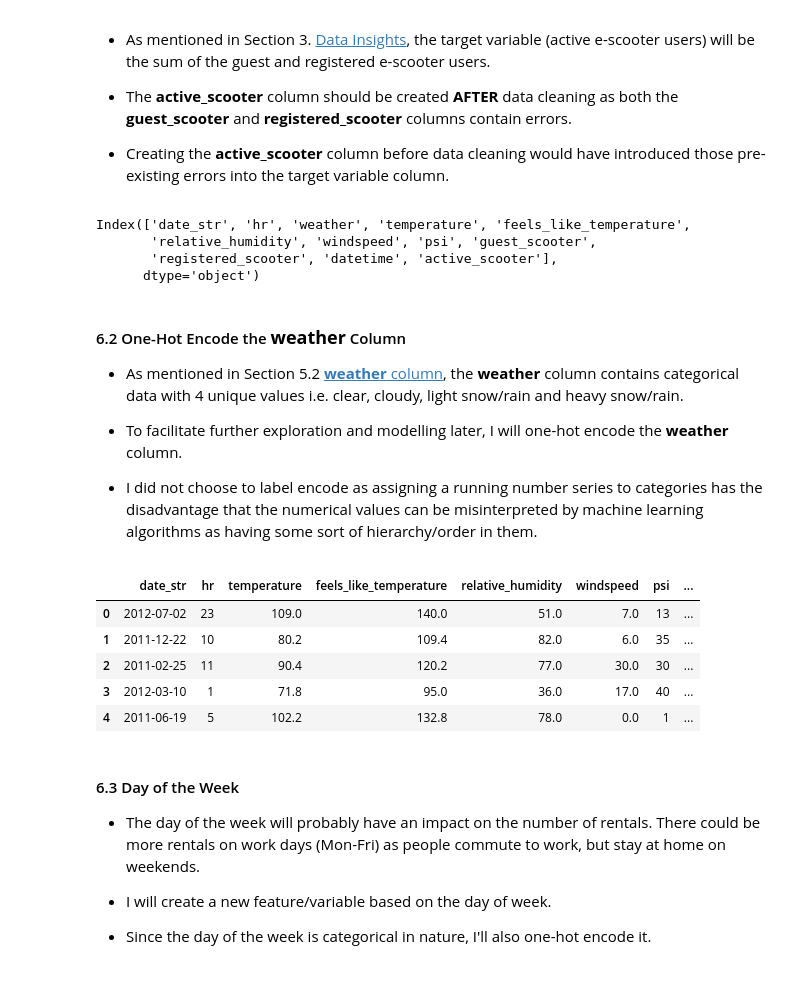
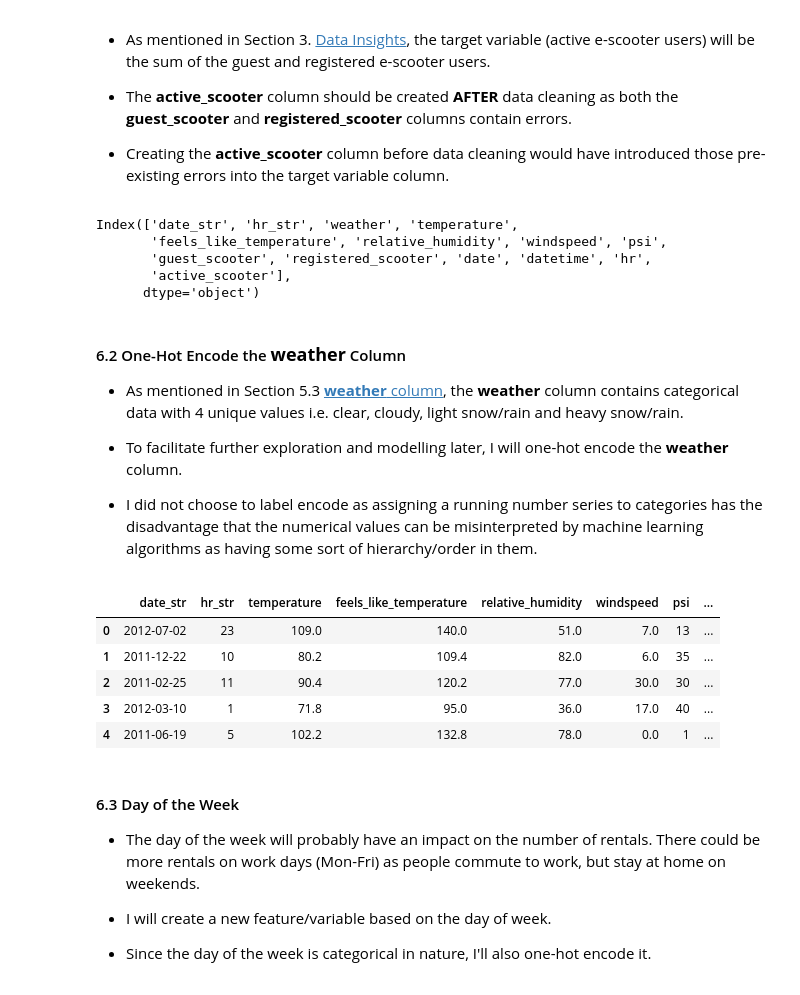
Before and after one commit to hakngrow/aice, a Jupyter notebook: eda.ipynb, the cells around one changed output. Drawn from its saved outputs; the diff is of its cells as text; code cells hidden in the pictures.

```diff
--- a/eda.ipynb
+++ b/eda.ipynb
@@ -113,7 +115,7 @@ dtype('O')
 df_rentals.rename(columns={'date': 'date_str'}, inplace=True)
 
 # Convert date column from string to datetime data type
-# df_rentals['date'] = pd.to_datetime(df_rentals['date'])
+df_rentals['date'] = pd.to_datetime(df_rentals['date_str'])
 
-# Verify column data type
-# df_rentals.dtypes['date']
+# Verify date column data type
+df_rentals.dtypes['date']
@@ -137,0 +147,9 @@ dtype('int64')
+# %%
+# Rename hr column to hr_str to indicate string data type
+df_rentals.rename(columns={'hr': 'hr_str'}, inplace=True)
+
+# Convert hr column from int to string data type
+df_rentals.hr_str = df_rentals.hr_str.apply(str)
+
+# Verify hr_str column data type
+df_rentals.dtypes['hr_str']
@@ -137,0 +173,5 @@ dtype('int64')
+# %%
+# Convert the hr column from string to categorical data type
+df_rentals['hr'] = df_rentals.hr_str.astype('category')
+
+df_rentals.dtypes['hr']
@@ -156,3 +227,5 @@ array(['clear', 'cloudy', 'light snow/rain', 'loudy', 'CLOUDY', 'CLEAR',
 # %%
-# Standardized weather column to lower case characters
-df_rentals.weather = df_rentals.weather.str.lower()
+# Convert the weather column from string to categorical data type
+df_rentals['weather'] = df_rentals.weather.astype('category')
+
+df_rentals.dtypes['weather']
@@ -387,17 +439,19 @@ len(df_rentals.datetime.unique())
 # %%
 # Create active_scooter column as target variable
 df_rentals['active_scooter'] = df_rentals.guest_scooter + df_rentals.registered_scooter
+
+# Verify target variable column has been created
+df_rentals.columns
+# %% [output]
+Index(['date_str', 'hr_str', 'weather', 'temperature',
+       'feels_like_temperature', 'relative_humidity', 'windspeed', 'psi',
+       'guest_scooter', 'registered_scooter', 'date', 'datetime', 'hr',
+       'active_scooter'],
+      dtype='object')
-# %%
-df_rentals.columns
-# %% [output]
-Index(['date_str', 'hr', 'weather', 'temperature', 'feels_like_temperature',
-       'relative_humidity', 'windspeed', 'psi', 'guest_scooter',
-       'registered_scooter', 'datetime', 'active_scooter'],
-      dtype='object')
 # %% [markdown]
 #### 6.2 One-Hot Encode the <b style="font-family:'Courier New'; font-size:18px">weather</b> Column
 
-- As mentioned in Section 5.2 [<b>weather</b> column](#weather_column), the <b>weather</b> column contains categorical data with 4 unique values i.e. clear, cloudy, light snow/rain and heavy snow/rain.
+- As mentioned in Section 5.3 [<b>weather</b> column](#weather_column), the <b>weather</b> column contains categorical data with 4 unique values i.e. clear, cloudy, light snow/rain and heavy snow/rain.
 
 
 - To facilitate further exploration and modelling later, I will one-hot encode the <b>weather</b> column.
@@ -407,10 +461,11 @@ Index(['date_str', 'hr', 'weather', 'temperature', 'feels_like_temperature',
 # %%
 # Create binary values for weather category columns
 df_rentals = pd.get_dummies(df_rentals, columns=['weather'], prefix=['weather'])
 
-df_rentals.head()
+# Verify encoding columns were created
+df_rentals.columns
 # %% [output]
-|  | date_str | hr | temperature | feels_like_temperature | relative_humidity | windspeed | psi | ... |
+|  | date_str | hr_str | temperature | feels_like_temperature | relative_humidity | windspeed | psi | ... |
 | 0 | 2012-07-02 | 23 | 109.0 | 140.0 | 51.0 | 7.0 | 13 | ... |
 | 1 | 2011-12-22 | 10 | 80.2 | 109.4 | 82.0 | 6.0 | 35 | ... |
 | 2 | 2011-02-25 | 11 | 90.4 | 120.2 | 77.0 | 30.0 | 30 | ... |
```
Also changed, not shown: parts of 33 cells of this notebook.
